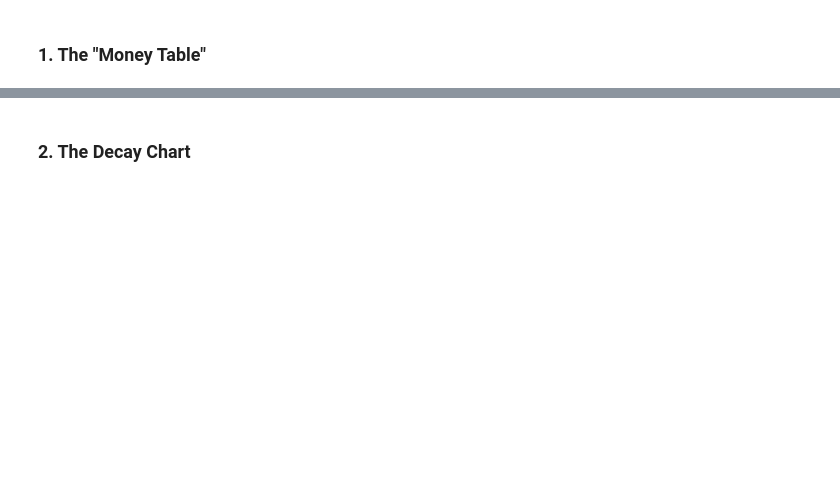
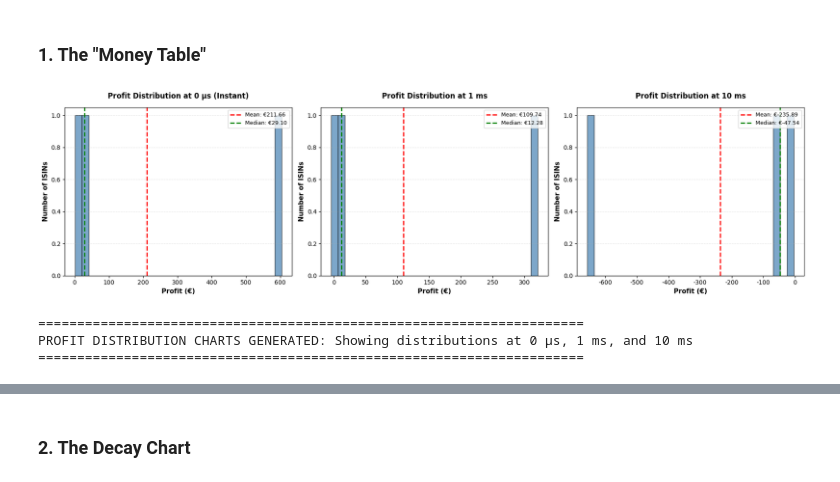
Before and after one commit to ALBERELVIS/Practica_Renta_Variable, a Jupyter notebook: Practica_Renta_Variable0.ipynb, the cells around one changed output, grey strips where cells are left out. Cells and saved outputs as stored; diff of their text form; code cells hidden in the pictures; blank space fills up the shorter version.

```diff
--- a/Practica_Renta_Variable0.ipynb
+++ b/Practica_Renta_Variable0.ipynb
@@ -2548,6 +2762,7 @@ for latency_us in latency_levels:
 
     total_realized_profit = 0.0
     total_opportunities = 0
+    isin_profits = {}  # Track profit per ISIN at this latency level
 
     # Process each ISIN using preprocessed data
     for isin, preprocessed in preprocessed_isins.items():
@@ -2607,13 +2822,17 @@ for latency_us in latency_levels:
             isin_profit += profit
             isin_opportunities += 1
 
+        # Store profit for this ISIN at this latency level
+        isin_profits[isin] = isin_profit
+
         total_realized_profit += isin_profit
         total_opportunities += isin_opportunities
 
-    # Store results for this latency level
+    # Store results for this latency level (including per-ISIN profits)
     latency_results[latency_us] = {
         'total_realized_profit': total_realized_profit,
-        'total_opportunities': total_opportunities
+        'total_opportunities': total_opportunities,
+        'isin_profits': isin_profits
     }
 
     print(f"  Total Realized Profit: {total_realized_profit:,.2f} €")
@@ -2633,2 +2923,65 @@ Submit a Jupyter Notebook containing your code and the following analysis:
 # %% [markdown]
 ### 1. The "Money Table"
+# %%
+# ============================================================================
+# PROFIT DISTRIBUTION: Histograms at Different Latencies
+# ============================================================================
+# This visualization shows the distribution of profits across all ISINs
+# at three key latency levels: 0 µs (instant), 1 ms, and 10 ms.
+# ============================================================================
+
+# Define the three latency levels to analyze
+distribution_latencies = [0, 1000, 10000]  # 0 µs, 1 ms, 10 ms
+distribution_labels = ['0 µs (Instant)', '1 ms', '10 ms']
+
+# Extract profit per ISIN at each latency level
+fig, axes = plt.subplots(1, 3, figsize=(18, 5))
+
+for idx, (latency_us, label) in enumerate(zip(distribution_latencies, distribution_labels)):
+    ax = axes[idx]
+
+    # Extract profits for all ISINs at this latency
+    if latency_us in latency_results and 'isin_profits' in latency_results[latency_us]:
+        isin_profits_dict = latency_results[latency_us]['isin_profits']
+        profits = list(isin_profits_dict.values())
+
+        if profits:
+            # Calculate statistics
+            mean_profit = np.mean(profits)
+            median_profit = np.median(profits)
+
+            # Create histogram
+            n, bins, patches = ax.hist(profits, bins=30, edgecolor='black', alpha=0.7, color='steelblue')
+
+            # Add mean and median lines
+            ax.axvline(mean_profit, color='red', linestyle='--', linewidth=2, label=f'Mean: €{mean_profit:.2f}')
+            ax.axvline(median_profit, color='green', linestyle='--', linewidth=2, label=f'Median: €{median_profit:.2f}')
+
+            # Formatting
+            ax.set_xlabel('Profit (€)', fontsize=11, fontweight='bold')
+            ax.set_ylabel('Number of ISINs', fontsize=11, fontweight='bold')
+            ax.set_title(f'Profit Distribution at {label}', fontsize=12, fontweight='bold', pad=15)
+            ax.grid(True, linestyle='--', alpha=0.3, axis='y')
+            ax.legend(loc='upper right', fontsize=9)
+
+            # Format x-axis
+            ax.xaxis.set_major_formatter(plt.FuncFormatter(lambda x, p: f'{x:,.0f}'))
+        else:
+            ax.text(0.5, 0.5, 'No data available', ha='center', va='center', transform=ax.transAxes)
+            ax.set_title(f'Profit Distribution at {label}', fontsize=12, fontweight='bold')
+    else:
+        ax.text(0.5, 0.5, 'No data available', ha='center', va='center', transform=ax.transAxes)
+        ax.set_title(f'Profit Distribution at {label}', fontsize=12, fontweight='bold')
+
+plt.tight_layout()
+plt.show()
+
+print("=" * 70)
+print("PROFIT DISTRIBUTION CHARTS GENERATED: Showing distributions at 0 µs, 1 ms, and 10 ms")
+print("=" * 70)
+print("\n")
+# %% [output]
+[figure, added]
+======================================================================
+PROFIT DISTRIBUTION CHARTS GENERATED: Showing distributions at 0 µs, 1 ms, and 10 ms
+======================================================================
```
Also changed, not shown: parts of 21 cells of this notebook.
